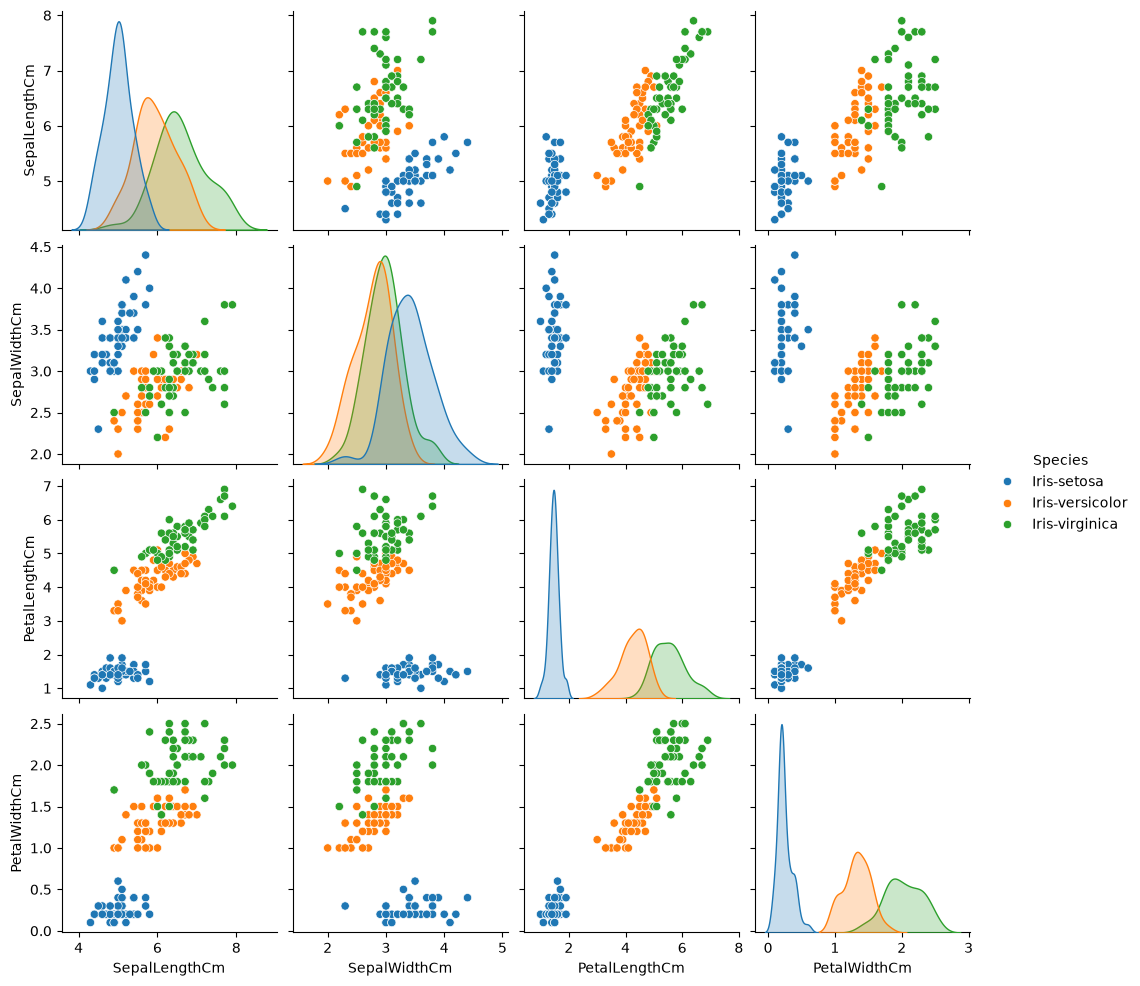
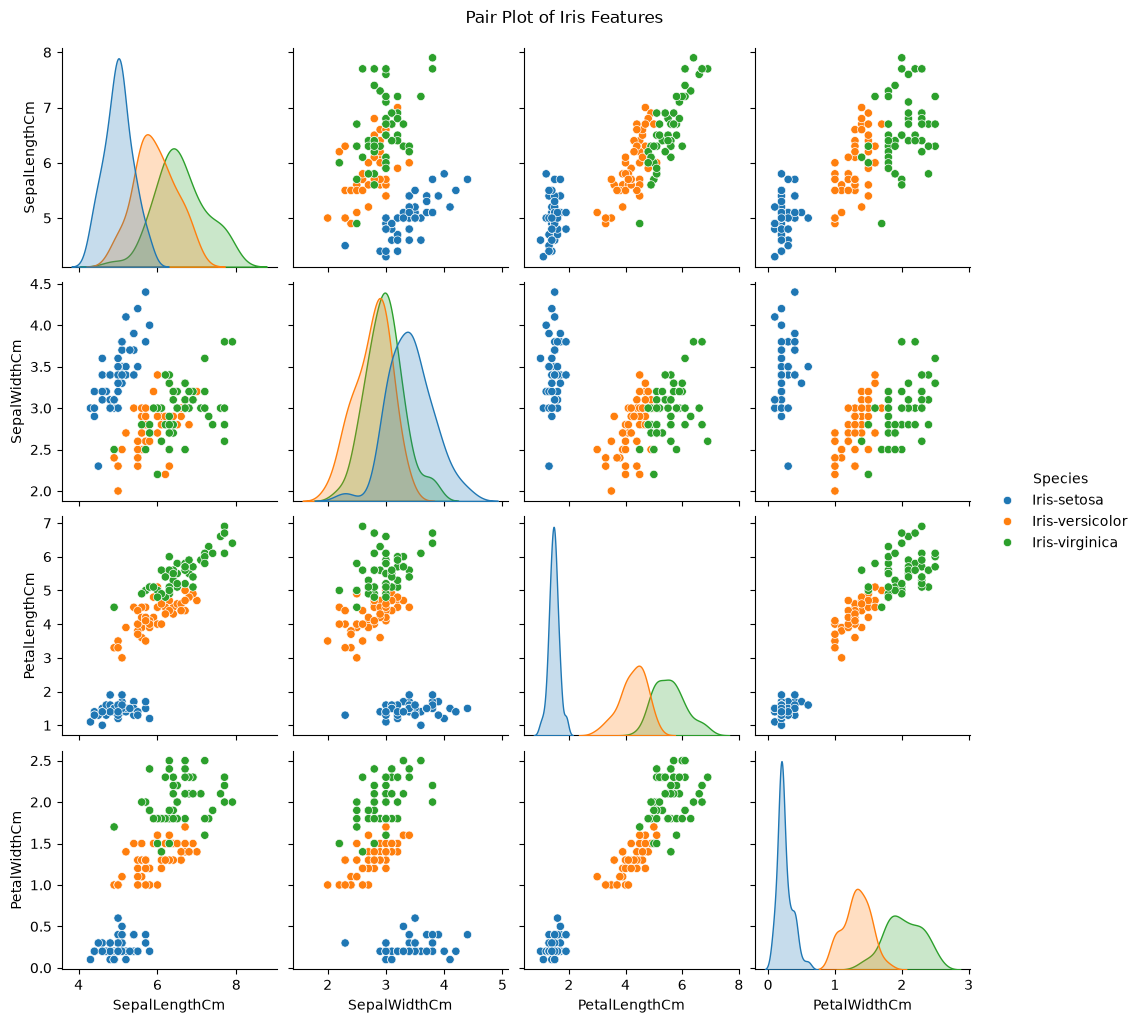
Unified diff of the notebook cell whose output changed from the first chart to the second:
--- before
+++ after
@@ -1,3 +1,17 @@
-sns.pairplot(df, hue="Species")
+pairplot = sns.pairplot(
+    df,
+    hue="Species"
+)
+
+pairplot.fig.suptitle(
+    "Pair Plot of Iris Features",
+    y=1.02
+)
+
+pairplot.savefig(
+    "../Images/pairplot.png",
+    dpi=300,
+    bbox_inches="tight"
+)
 
 plt.show()

Commit: Add project screenshots to README